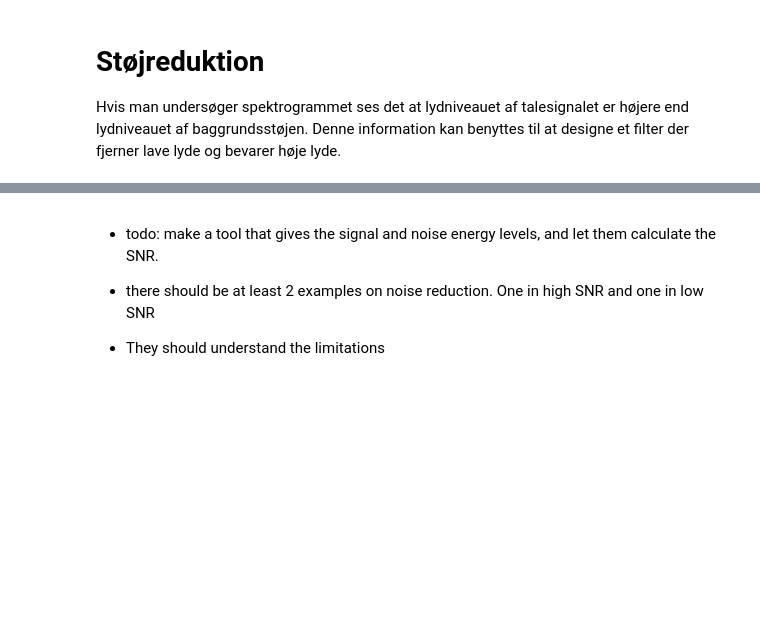
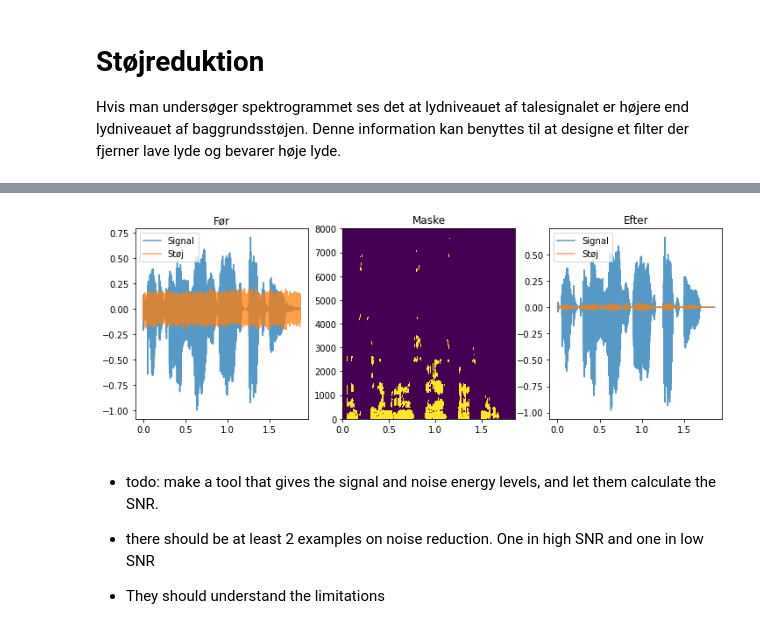
Before and after one commit to niels-overby/SRP-noisereduction, a Jupyter notebook: SRP_noisereduction.ipynb, the cells around one changed output, grey strips where cells are left out. Drawn from its saved outputs; the diff is of its cells as text; code cells hidden in the pictures; blank space fills up the shorter version.

```diff
--- a/SRP_noisereduction.ipynb
+++ b/SRP_noisereduction.ipynb
@@ -206,0 +186,91 @@ display(utils.play(y,fs))
+# %%
+#@title processing {run : "auto"}
+
+audioDir = '/content/SRP2021/Audio/'
+audioFiles = list(np.sort([f for f in os.listdir(audioDir) if f.endswith('.wav')]))
+
+x, fs = utils.getAudio(audioDir+audioFiles[-1])
+x = x/np.max(np.abs(x))
+SNRdB = 10 #@param {type:"slider",min:-24,max:24}
+xn = interferringNoise(x,fs,SNR=SNRdB)
+xm = x + xn
+t = np.arange(len(x.T))/fs
+
+stft = spectrum.STFT(nperseg=512,fs=fs)
+
+# Compute STFTs
+X = stft.transform(x)
+Xn = stft.transform(xn)
+Xm = stft.transform(xm)
+
+# Thresholding in log spectrogram, that way the linear slider makes more sense
+XmLog = np.log(np.abs(Xm))
+minVal = np.min(XmLog)
+maxVal = np.max(XmLog)
+
+threshold_percent = 79 #@param {type:"slider", min:0, max:100, step:1}
+a = threshold_percent/100
+
+thr = a * maxVal + (1-a) * minVal
+mask = XmLog > thr
+
+Y = mask * X
+Yn = mask * Xn
+Ym = mask * Xm
+
+y = stft.transform(Y,inv=True)
+yn = stft.transform(Yn,inv=True)
+ym = stft.transform(Ym)
+
+#plt.pcolormesh(stft.t,stft.f,mask[0])
+
+plt.figure(figsize=(12,4))
+
+plt.subplot(131)
+t = np.arange(len(x.T))/fs
+plt.plot(t,x.T,label='Signal',alpha=0.75)
+plt.plot(t,xn.T,label='Støj',alpha=0.75)
+plt.title("Før")
+plt.legend()
+
+plt.subplot(132)
+plt.pcolormesh(stft.t,stft.f,mask[0])
+plt.ylim([0,8000])
+plt.title("Maske")
+
+
+plt.subplot(133)
+t = np.arange(len(y.T))/fs
+plt.plot(t,y.T,label='Signal',alpha=0.75)
+plt.plot(t,yn.T,label='Støj',alpha=0.75)
+plt.title("Efter")
+plt.legend()
+
+#plt.plot(t,x.T,alpha=0.5,label='Signal')
+#plt.plot(t,xnoise.T,alpha=0.5,label='Støj')
+#plt.xlabel("Tid [s]")
+#plt.ylabel("Amplitude")
+#plt.legend()
+#plt.show()
+
+#display(utils.play(x+xnoise,fs))
+
+
+#threshold = 33 #@param {type:"slider"}
+
+#XmLevel = 20*np.log10(np.abs(Xm))
+
+#mask = XmLevel > threshold
+
+
+#Ym = (mask * np.abs(Xm)) * np.exp(1j*np.angle(Xm))
+#plt.pcolormesh(stft.t,stft.f,mask[0])
+
+#plt.pcolormesh(stft.t,stft.f,20*np.log10(np.abs(Ym[0])))
+#plt.ylim([0,4000])
+
+#y = stft.transform(Ym,inv=True)
+
+display(utils.play(ym,fs))
+display(utils.play(yn,fs))
+# %% [output]
@@ -207,3 +279,4 @@ display(utils.play(y,fs))
+[figure, added]
 # %% [markdown]
 * todo: make a tool that gives the signal and noise energy levels, and let them calculate the SNR.
 
```
Also changed, not shown: parts of 3 cells of this notebook.
